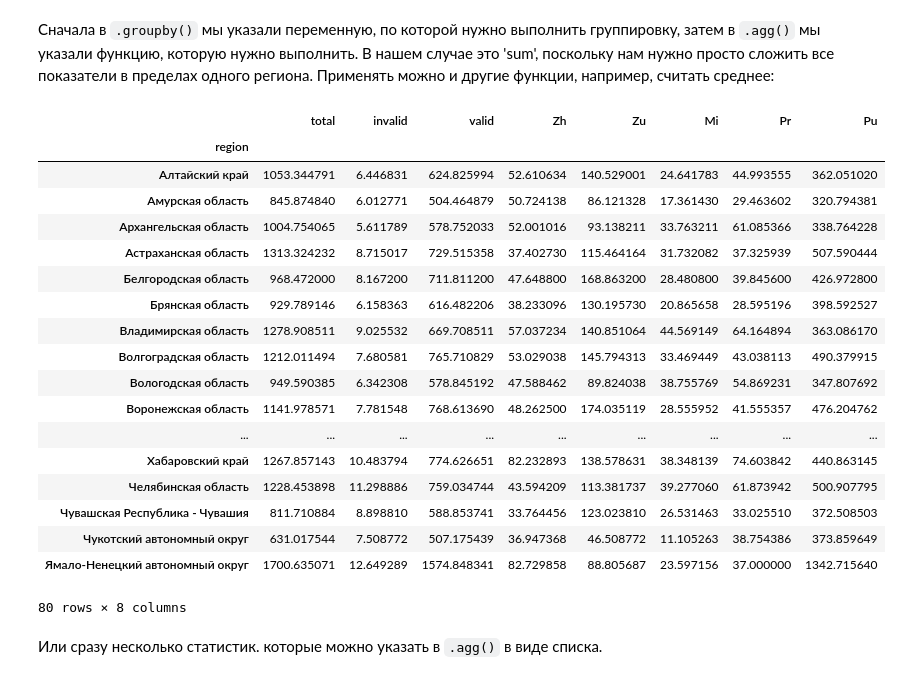
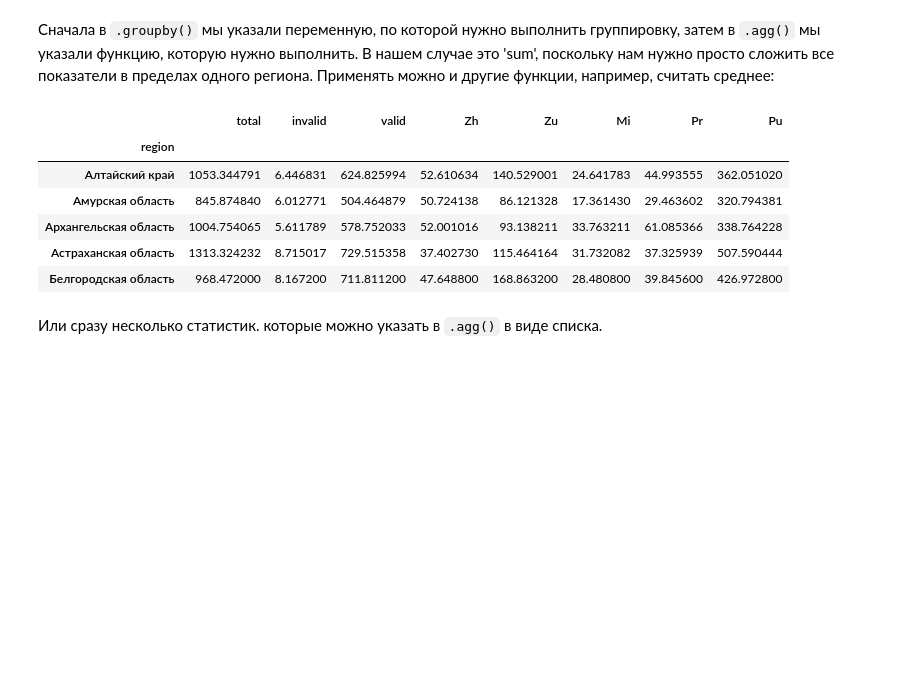
Before and after one commit to allatambov/Py-programming-3, a Jupyter notebook: 21-05/lect-pandas-contd.ipynb, the cells around one changed output. Saved outputs shown, nothing was run; the diff lists cells and outputs as text; code cells hidden in the pictures; blank space fills up the shorter version.

```diff
--- a/21-05/lect-pandas-contd.ipynb
+++ b/21-05/lect-pandas-contd.ipynb
@@ -163,27 +145,15 @@ d.groupby('region').agg('sum')
 # %% [markdown]
 Сначала в `.groupby()` мы указали переменную, по которой нужно выполнить группировку, затем в `.agg()` мы указали функцию, которую нужно выполнить. В нашем случае это 'sum', поскольку нам нужно просто сложить все показатели в пределах одного региона. Применять можно и другие функции, например, считать среднее:
 # %%
-d.groupby('region').agg('mean') # mean - среднее
+d.groupby('region').agg('mean').head() # mean - среднее
 # %% [output]
 |  | total | invalid | valid | Zh | Zu | Mi | Pr | Pu |
 | region |  |  |  |  |  |  |  |  |
 | Алтайский край | 1053.344791 | 6.446831 | 624.825994 | 52.610634 | 140.529001 | 24.641783 | 44.993555 | 362.051020 |
 | Амурская область | 845.874840 | 6.012771 | 504.464879 | 50.724138 | 86.121328 | 17.361430 | 29.463602 | 320.794381 |
 | Архангельская область | 1004.754065 | 5.611789 | 578.752033 | 52.001016 | 93.138211 | 33.763211 | 61.085366 | 338.764228 |
 | Астраханская область | 1313.324232 | 8.715017 | 729.515358 | 37.402730 | 115.464164 | 31.732082 | 37.325939 | 507.590444 |
 | Белгородская область | 968.472000 | 8.167200 | 711.811200 | 47.648800 | 168.863200 | 28.480800 | 39.845600 | 426.972800 |
-| Брянская область | 929.789146 | 6.158363 | 616.482206 | 38.233096 | 130.195730 | 20.865658 | 28.595196 | 398.592527 |
-| Владимирская область | 1278.908511 | 9.025532 | 669.708511 | 57.037234 | 140.851064 | 44.569149 | 64.164894 | 363.086170 |
-| Волгоградская область | 1212.011494 | 7.680581 | 765.710829 | 53.029038 | 145.794313 | 33.469449 | 43.038113 | 490.379915 |
-| Вологодская область | 949.590385 | 6.342308 | 578.845192 | 47.588462 | 89.824038 | 38.755769 | 54.869231 | 347.807692 |
-| Воронежская область | 1141.978571 | 7.781548 | 768.613690 | 48.262500 | 174.035119 | 28.555952 | 41.555357 | 476.204762 |
-| ... | ... | ... | ... | ... | ... | ... | ... | ... |
-| Хабаровский край | 1267.857143 | 10.483794 | 774.626651 | 82.232893 | 138.578631 | 38.348139 | 74.603842 | 440.863145 |
-| Челябинская область | 1228.453898 | 11.298886 | 759.034744 | 43.594209 | 113.381737 | 39.277060 | 61.873942 | 500.907795 |
-| Чувашская Республика - Чувашия | 811.710884 | 8.898810 | 588.853741 | 33.764456 | 123.023810 | 26.531463 | 33.025510 | 372.508503 |
-| Чукотский автономный округ | 631.017544 | 7.508772 | 507.175439 | 36.947368 | 46.508772 | 11.105263 | 38.754386 | 373.859649 |
-| Ямало-Ненецкий автономный округ | 1700.635071 | 12.649289 | 1574.848341 | 82.729858 | 88.805687 | 23.597156 | 37.000000 | 1342.715640 |
-80 rows × 8 columns
 # %% [markdown]
 Или сразу несколько статистик. которые можно указать в `.agg()` в виде списка.
 # %%
```
Also changed, not shown: parts of 14 cells of this notebook.
